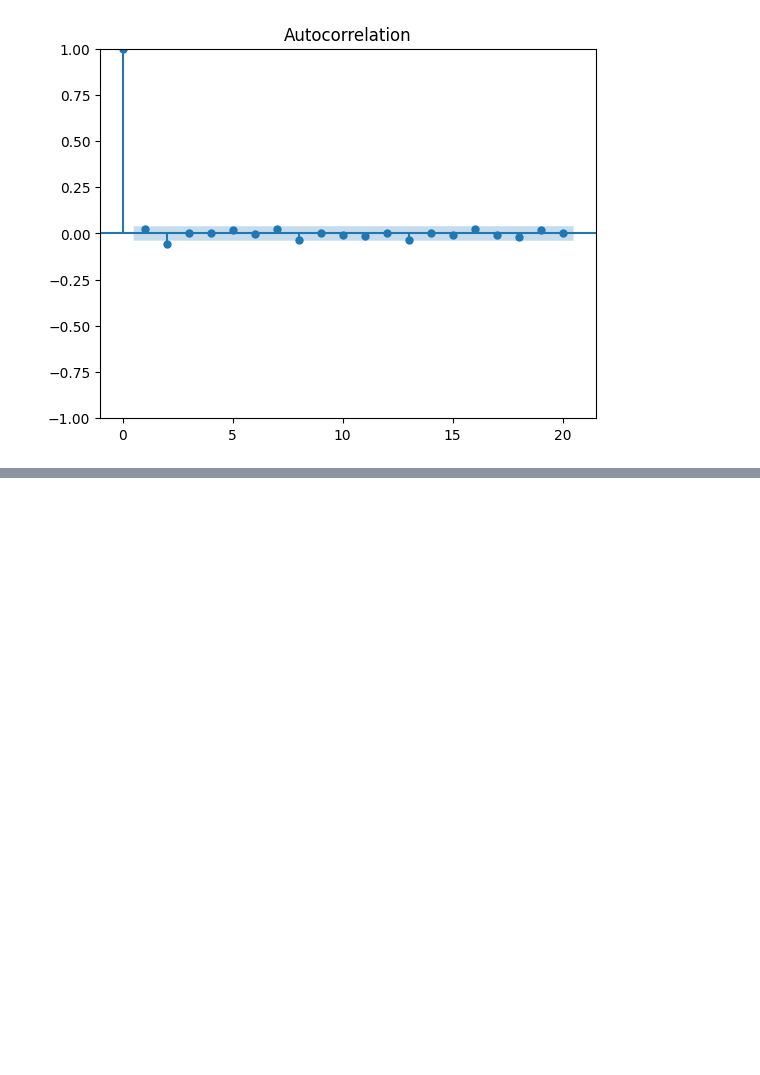
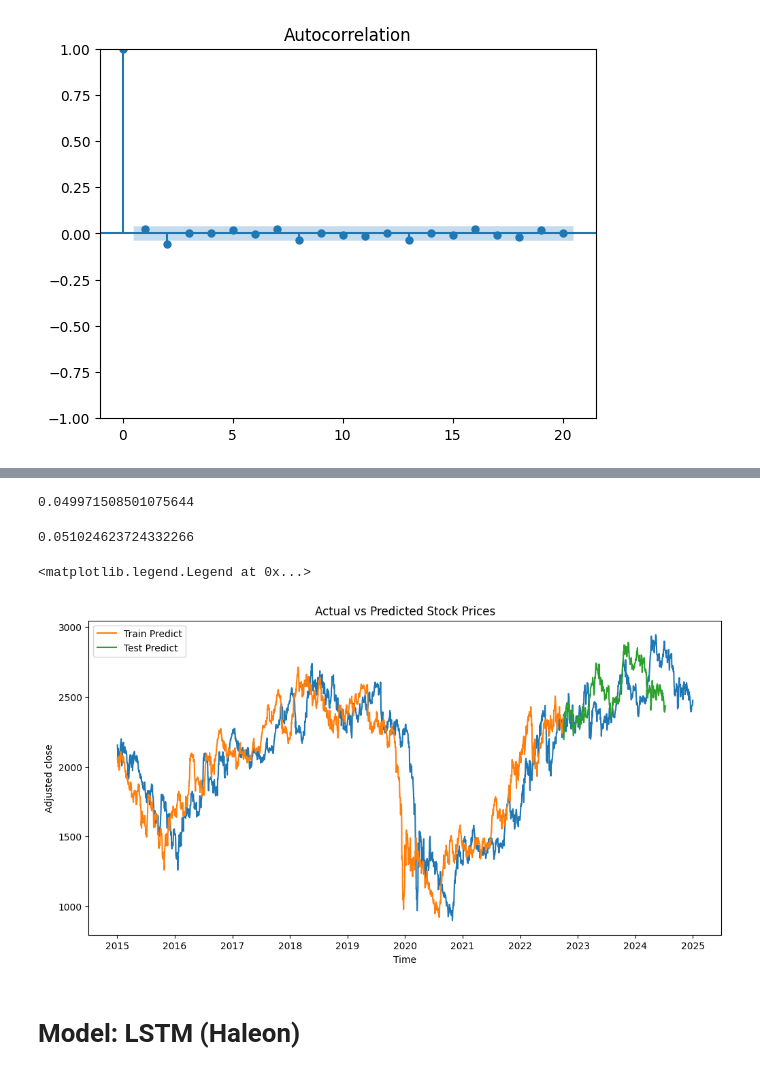
Before and after one commit to San0160/Stocks_Predection, a Jupyter notebook: Stocks.ipynb, the cells around one changed output, grey strips where cells are left out. Cells and saved outputs as stored; diff of their text form; code cells hidden in the pictures; blank space fills up the shorter version.

```diff
--- a/Stocks.ipynb
+++ b/Stocks.ipynb
@@ -411,0 +626,10 @@ model_fit = model.fit()
+# %%
+# Build the model
+model = Sequential([
+    Input(shape=(60, 1)),
+    LSTM(50, return_sequences=True),
+    LSTM(50, return_sequences=True),
+    LSTM(50),
+    Dense(1)
+])
+model.compile(loss="mean_squared_error", optimizer="adam")
@@ -411,0 +654,2 @@ model_fit = model.fit()
+# %%
+model.fit(X_train, y_train, validation_data = (X_test, y_test), epochs = 100, batch_size = 64, verbose = 1)
@@ -411,0 +675,4 @@ model_fit = model.fit()
+# %%
+# Predict from the model
+train_predict = model.predict(X_train)
+test_predict = model.predict(X_test)
@@ -411,0 +682,28 @@ model_fit = model.fit()
+# %%
+train_predict_inv = scaler.inverse_transform(train_predict)
+test_predict_inv = scaler.inverse_transform(test_predict)
+# %%
+import math
+from sklearn.metrics import mean_squared_error
+math.sqrt(mean_squared_error(y_train, train_predict))
+# %% [output]
+0.049971508501075644
+# %%
+math.sqrt(mean_squared_error(y_test, test_predict))
+# %% [output]
+0.051024623724332266
+# %%
+plt.figure(figsize = (12,6))
+plt.plot(data2["Date"], data2["Adj Close"])
+plt.plot(data2["Date"][:len(train_predict_inv)], train_predict_inv, label="Train Predict")
+plt.plot(data2["Date"][len(train_predict_inv):len(train_predict_inv)+len(test_predict_inv)],
+         test_predict_inv, label="Test Predict")
+plt.xlabel("Time")
+plt.ylabel("Adjusted close")
+plt.title("Actual vs Predicted Stock Prices")
+plt.legend()
+# %% [output]
+<matplotlib.legend.Legend at 0x...>
+[figure, added]
+# %% [markdown]
+# Model: LSTM (Haleon)
```
Also changed, not shown: parts of 51 cells of this notebook, 2 other files.
